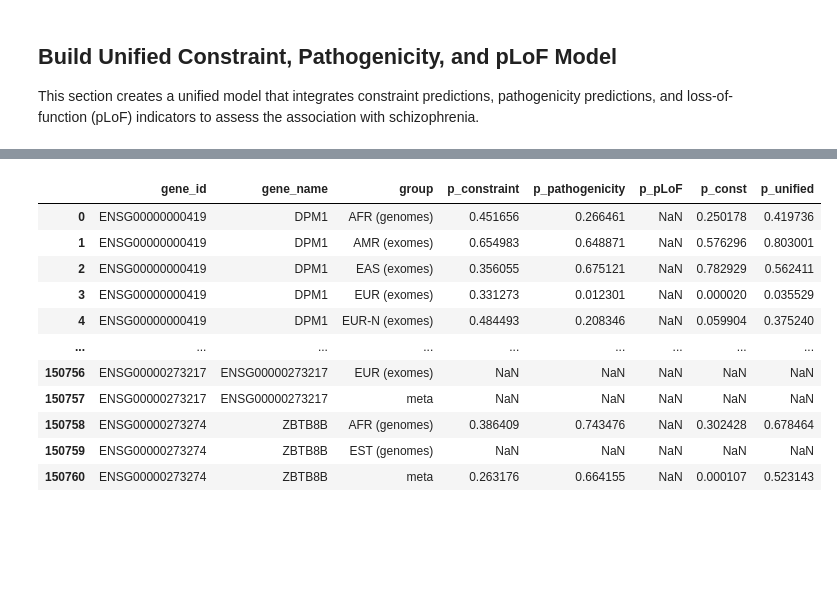
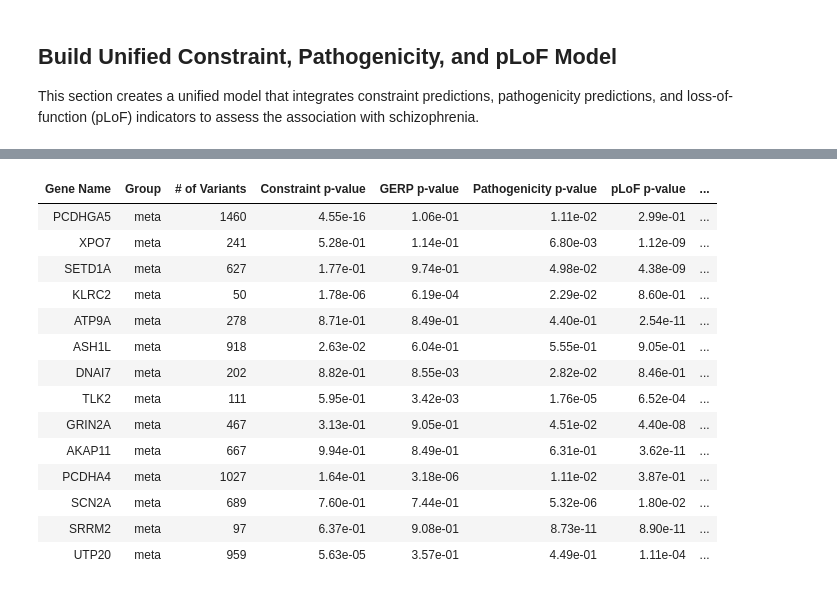
Before and after one commit to healthcare-medicine-ai/wgs-constraint-llm, a Jupyter notebook: Schizophrenia Analysis.ipynb, the cells around one changed output, grey strips where cells are left out. Saved outputs shown, nothing was run; the diff lists cells and outputs as text; code cells hidden in the pictures; blank space fills up the shorter version.

Commit message:
Updated analysis for latest paper revisions

```diff
--- a/Schizophrenia Analysis.ipynb
+++ b/Schizophrenia Analysis.ipynb
@@ -280,67 +666,33 @@ constraint_pathogenicity_pLoF_df
 # %%
-# Read the data from the file containing constraint, pathogenicity, and pLoF information for schizophrenia genes
-constraint_pathogenicity_pLoF_df = pd.read_csv(results_path + f'constraint_am_scz_pLoF.tsv.gz', sep='\t')
+# Read saved results
+comparison_df = pd.read_csv(results_path + f"table_A2_schizophrenia_full_p_value_comparison_n{min_variants}.csv")
 
-# Initialize a list to store the results of the meta-regression model
-meta_model_results = []
+# Filter the DataFrame for significant p-values or specific gene names for closer examination
+suggestive_mask = (comparison_df['Unified Model p-value'] < 1e-4)
 
-# Compute the negative log of the probabilities for constraint and pathogenicity to use as predictors
-input_df = constraint_pathogenicity_pLoF_df
-input_df[['log_constraint', 'log_pathogenicity']] = -np.log(1-input_df[['prob_0', 'am_pathogenicity']])
-
-# Group the data by gene_id, gene_name, and group to build models for each gene separately
-grouped_gene_data = input_df.groupby(['gene_id', 'gene_name', 'group'])
-
-# Loop over each gene group and build a meta-regression model
-for gene_key, gene_data in tqdm(grouped_gene_data, desc="Processing genes", unit="gene"):
-    gene_id, gene_name, group = gene_key
-
-    # Prepare the design matrix (X) and response variable (y) for the regression model
-    X = sm.add_constant(gene_data[['log_constraint', 'log_pathogenicity', 'pLoF_ind']])
-    y = gene_data['effect_size']
-
-    # Weights are the inverse of the variance of the effect size
-    weights = 1 / gene_data['var_effect_size']
-
-    try:
-        # Fit a weighted least squares (WLS) regression model
-        model = sm.WLS(y, X, weights=weights, missing='drop').fit()
-
-        # Append relevant results to the meta_model_results list
-        meta_model_results.append({
-            'gene_id': gene_id,
-            'gene_name': gene_name,
-            'group': group,
-            'p_constraint': model.pvalues['log_constraint'],
-            'p_pathogenicity': model.pvalues['log_pathogenicity'],
-            'p_pLoF': model.pvalues['pLoF_ind'],
-            'p_const': model.pvalues['const'],
-            'p_unified': model.f_pvalue
-        })
-
-    except Exception as e:
-        # Handle any errors that arise during model fitting
-#         print(f"Error processing gene {gene_name} in group {group}: {e}")
-        pass
-
-# Convert the list of results to a DataFrame for further analysis
-unified_model_df = pd.DataFrame(meta_model_results)
-
-# Save the DataFrame containing p-values from the meta-regression models to a compressed CSV file
-unified_model_df.to_csv(results_path + "schizophrenia_unified_model_pvalues.tsv", index=False, sep='\t')
-
-# Display the contents of the DataFrame
-unified_model_df
+# Display the filtered DataFrame sorted by the unified p-value
+pd.set_option('display.max_rows', 100)
+(
+    comparison_df[suggestive_mask]
+    .drop(columns=['Gene ID'])  # drop the Gene ID column
+    .sort_values('Unified Model p-value')
+    .style
+    .format({col: "{:.2e}" for col in comparison_df.columns if 'p-value' in col})
+    .hide(axis='index')  # hide the index column
+)
 # %% [output]
-|  | gene_id | gene_name | group | p_constraint | p_pathogenicity | p_pLoF | p_const | p_unified |
-| 0 | ENSG00000000419 | DPM1 | AFR (genomes) | 0.451656 | 0.266461 | NaN | 0.250178 | 0.419736 |
-| 1 | ENSG00000000419 | DPM1 | AMR (exomes) | 0.654983 | 0.648871 | NaN | 0.576296 | 0.803001 |
-| 2 | ENSG00000000419 | DPM1 | EAS (exomes) | 0.356055 | 0.675121 | NaN | 0.782929 | 0.562411 |
-| 3 | ENSG00000000419 | DPM1 | EUR (exomes) | 0.331273 | 0.012301 | NaN | 0.000020 | 0.035529 |
-| 4 | ENSG00000000419 | DPM1 | EUR-N (exomes) | 0.484493 | 0.208346 | NaN | 0.059904 | 0.375240 |
-| ... | ... | ... | ... | ... | ... | ... | ... | ... |
-| 150756 | ENSG00000273217 | ENSG00000273217 | EUR (exomes) | NaN | NaN | NaN | NaN | NaN |
-| 150757 | ENSG00000273217 | ENSG00000273217 | meta | NaN | NaN | NaN | NaN | NaN |
-| 150758 | ENSG00000273274 | ZBTB8B | AFR (genomes) | 0.386409 | 0.743476 | NaN | 0.302428 | 0.678464 |
-| 150759 | ENSG00000273274 | ZBTB8B | EST (genomes) | NaN | NaN | NaN | NaN | NaN |
-| 150760 | ENSG00000273274 | ZBTB8B | meta | 0.263176 | 0.664155 | NaN | 0.000107 | 0.523143 |
+| Gene Name | Group | # of Variants | Constraint p-value | GERP p-value | Pathogenicity p-value | pLoF p-value | ... |
+| PCDHGA5 | meta | 1460 | 4.55e-16 | 1.06e-01 | 1.11e-02 | 2.99e-01 | ... |
+| XPO7 | meta | 241 | 5.28e-01 | 1.14e-01 | 6.80e-03 | 1.12e-09 | ... |
+| SETD1A | meta | 627 | 1.77e-01 | 9.74e-01 | 4.98e-02 | 4.38e-09 | ... |
+| KLRC2 | meta | 50 | 1.78e-06 | 6.19e-04 | 2.29e-02 | 8.60e-01 | ... |
+| ATP9A | meta | 278 | 8.71e-01 | 8.49e-01 | 4.40e-01 | 2.54e-11 | ... |
+| ASH1L | meta | 918 | 2.63e-02 | 6.04e-01 | 5.55e-01 | 9.05e-01 | ... |
+| DNAI7 | meta | 202 | 8.82e-01 | 8.55e-03 | 2.82e-02 | 8.46e-01 | ... |
+| TLK2 | meta | 111 | 5.95e-01 | 3.42e-03 | 1.76e-05 | 6.52e-04 | ... |
+| GRIN2A | meta | 467 | 3.13e-01 | 9.05e-01 | 4.51e-02 | 4.40e-08 | ... |
+| AKAP11 | meta | 667 | 9.94e-01 | 8.49e-01 | 6.31e-01 | 3.62e-11 | ... |
+| PCDHA4 | meta | 1027 | 1.64e-01 | 3.18e-06 | 1.11e-02 | 3.87e-01 | ... |
+| SCN2A | meta | 689 | 7.60e-01 | 7.44e-01 | 5.32e-06 | 1.80e-02 | ... |
+| SRRM2 | meta | 97 | 6.37e-01 | 9.08e-01 | 8.73e-11 | 8.90e-11 | ... |
+| UTP20 | meta | 959 | 5.63e-05 | 3.57e-01 | 4.49e-01 | 1.11e-04 | ... |
```
Also changed, not shown: parts of 21 cells of this notebook, 25 other files.
